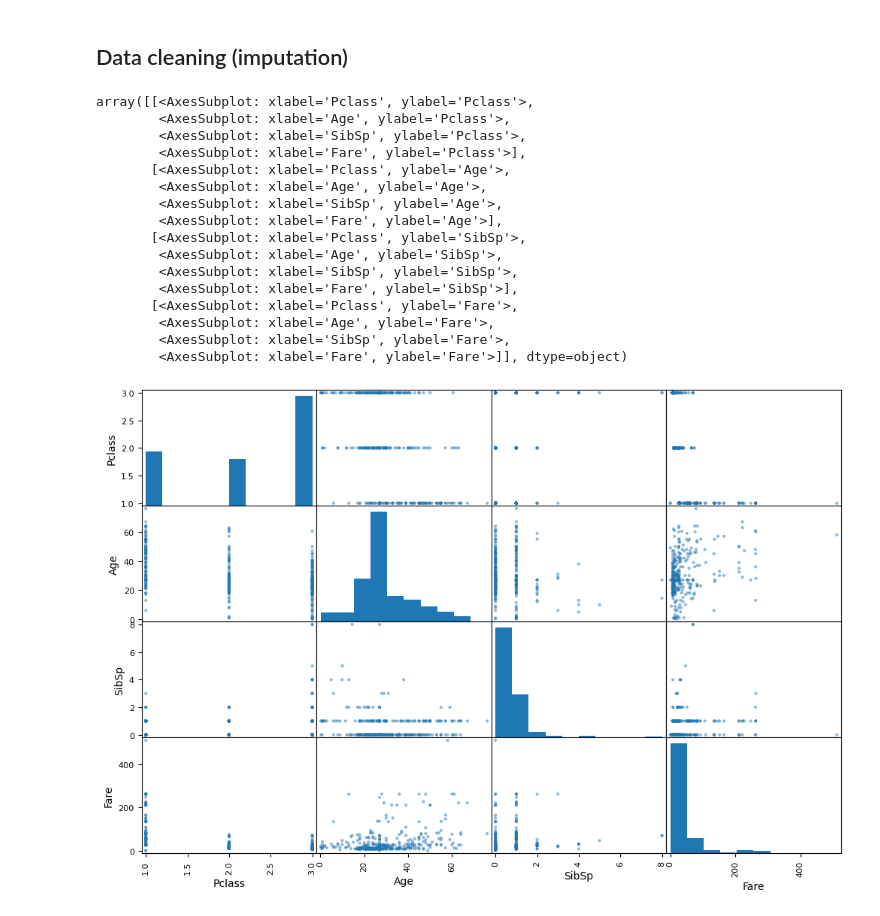
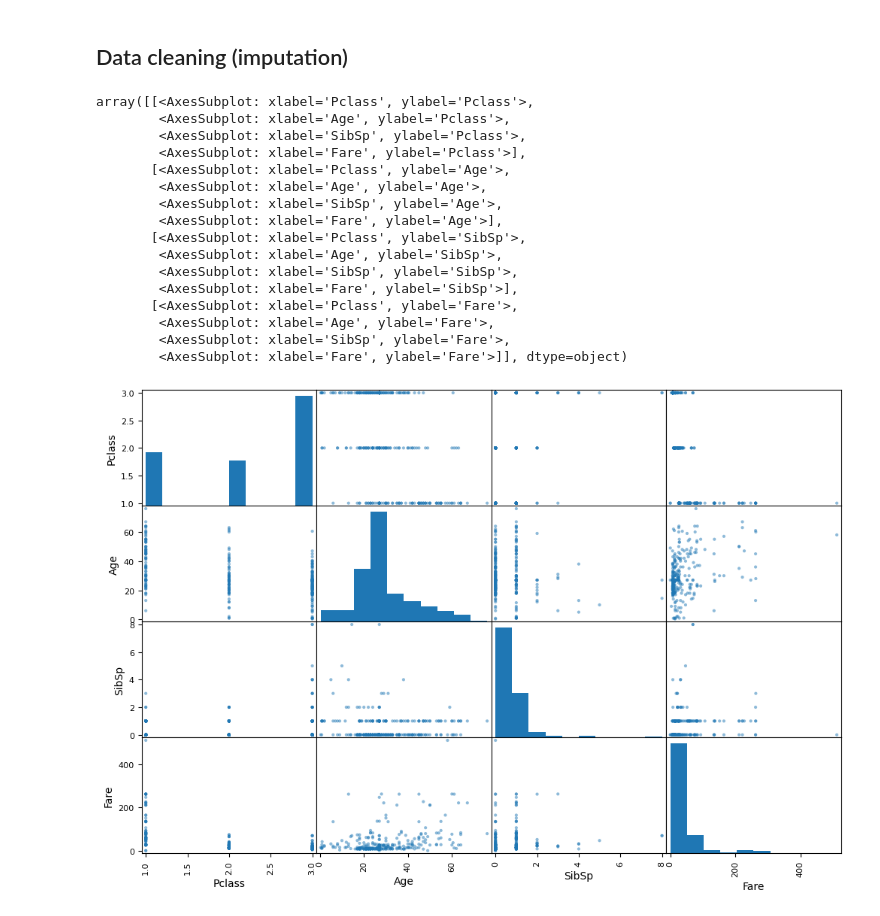
Before and after one commit to M-Atif-ML/titanic-passengers-survival-prediction, a Jupyter notebook: titanic_prediction/Untitled.ipynb, the cells around one changed output. Saved outputs shown, nothing was run; the diff lists cells and outputs as text; code cells hidden in the pictures.

```diff
--- a/titanic_prediction/Untitled.ipynb
+++ b/titanic_prediction/Untitled.ipynb
@@ -195,39 +159,39 @@ array([[<AxesSubplot: xlabel='Pclass', ylabel='Pclass'>,
 # %% [markdown]
 ## Data cleaning (imputation)
 # %%
-mean=pass_information["Pclass"].mean()
-pass_information["Pclass"].fillna(mean,inplace=True)
+mean=X_train["Pclass"].mean()
+X_train["Pclass"].fillna(mean,inplace=True)
 # %%
-median = pass_information["Age"].median()
-pass_information["Age"].fillna(median,inplace=True)
+median = X_train["Age"].median()
+X_train["Age"].fillna(median,inplace=True)
 # %%
-mean=pass_information["SibSp"].mean()
-pass_information["SibSp"].fillna(mean,inplace=True)
+mean=X_train["SibSp"].mean()
+X_train["SibSp"].fillna(mean,inplace=True)
 # %%
-mean=pass_information["Fare"].mean()
-pass_information["Fare"].fillna(mean,inplace=True)
+mean=X_train["Fare"].mean()
+X_train["Fare"].fillna(mean,inplace=True)
 # %%
 from pandas.plotting import scatter_matrix
 
 attributes = ["Pclass","Age","SibSp","Fare"]
 
-scatter_matrix(pass_information[attributes],figsize=(12,8))
+scatter_matrix(X_train[attributes],figsize=(12,8))
 # %% [output]
 array([[<AxesSubplot: xlabel='Pclass', ylabel='Pclass'>,
         <AxesSubplot: xlabel='Age', ylabel='Pclass'>,
         <AxesSubplot: xlabel='SibSp', ylabel='Pclass'>,
         <AxesSubplot: xlabel='Fare', ylabel='Pclass'>],
        [<AxesSubplot: xlabel='Pclass', ylabel='Age'>,
         <AxesSubplot: xlabel='Age', ylabel='Age'>,
         <AxesSubplot: xlabel='SibSp', ylabel='Age'>,
         <AxesSubplot: xlabel='Fare', ylabel='Age'>],
        [<AxesSubplot: xlabel='Pclass', ylabel='SibSp'>,
         <AxesSubplot: xlabel='Age', ylabel='SibSp'>,
         <AxesSubplot: xlabel='SibSp', ylabel='SibSp'>,
         <AxesSubplot: xlabel='Fare', ylabel='SibSp'>],
        [<AxesSubplot: xlabel='Pclass', ylabel='Fare'>,
         <AxesSubplot: xlabel='Age', ylabel='Fare'>,
         <AxesSubplot: xlabel='SibSp', ylabel='Fare'>,
         <AxesSubplot: xlabel='Fare', ylabel='Fare'>]], dtype=object)
-[figure, old version]
+[figure, new version]
 # %%
```
Also changed, not shown: parts of 29 cells of this notebook.
